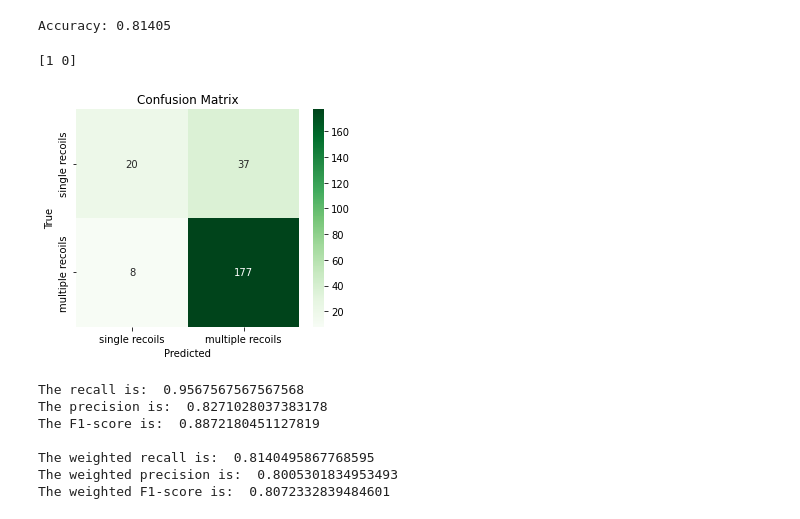
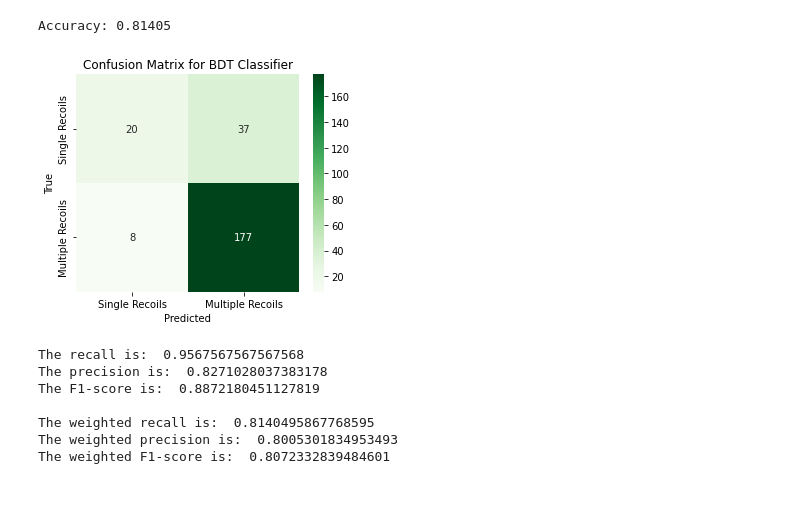
Before and after one commit to marioalpizarv/portfolio, a Jupyter notebook: MultipleRecoilsBoostedDTClassifier_CrossValidation_Same.ipynb, the cells around one changed output. Cells and saved outputs as stored; diff of their text form; code cells hidden in the pictures.

Commit message:
refixed lables, added DNN classifier

```diff
--- a/MultipleRecoilsBoostedDTClassifier_CrossValidation_Same.ipynb
+++ b/MultipleRecoilsBoostedDTClassifier_CrossValidation_Same.ipynb
@@ -219,35 +212,33 @@ Accuracy: 0.81405
 # %%
 # Creating  a confusion matrix,which compares the y_test and y_pred
 cm = confusion_matrix(y_test, y_pred)
 
 # Define the class labels
 # Create a mapping dictionary to replace 0 with 'single' and 1 with 'multiple'
 #label_mapping = {0: 'single recoils', 1: 'multiple recoils'}
 
 # Replace the labels using the mapping dictionary
 #df[var] = df[var].replace(label_mapping)
 
 #class_labels = df[var].unique()
-class_labels = ['single recoils', 'multiple recoils']
-
-print(df[var].unique())
+#class_labels = ['single recoils', 'multiple recoils'] #negative, positive
 
 # Plot the confusion matrix
 plt.figure(figsize=(5, 4))
 sns.heatmap(cm, annot=True, cmap='Greens', fmt='d')
 
 # Add a legend
-plt.xticks(ticks=np.arange(len(class_labels)) + 0.5, labels=class_labels)
-plt.yticks(ticks=np.arange(len(class_labels)) + 0.5, labels=class_labels)
+tick_marks = np.arange(len(df[var].unique())) + 0.5
+plt.xticks(tick_marks, ['Single Recoils', 'Multiple Recoils'])
+plt.yticks(tick_marks, ['Single Recoils', 'Multiple Recoils'])
 plt.xlabel('Predicted')
 plt.ylabel('True')
-plt.title('Confusion Matrix')
+plt.title('Confusion Matrix for BDT Classifier')
 
 # Display the plot
 plt.show()
 # %% [output]
-[1 0]
-[figure, old version]
+[figure, new version]
 # %%
 #calculate recall, precision and F1 score
 
```
Also changed, not shown: parts of 6 cells of this notebook, 1 other file.
